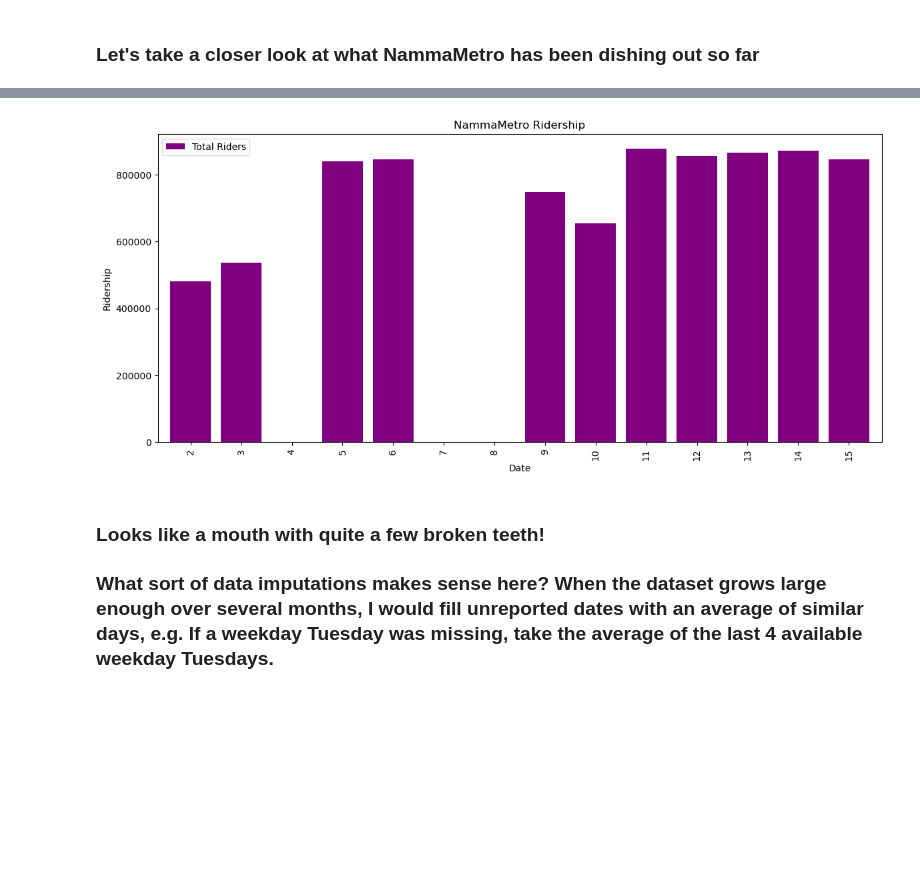
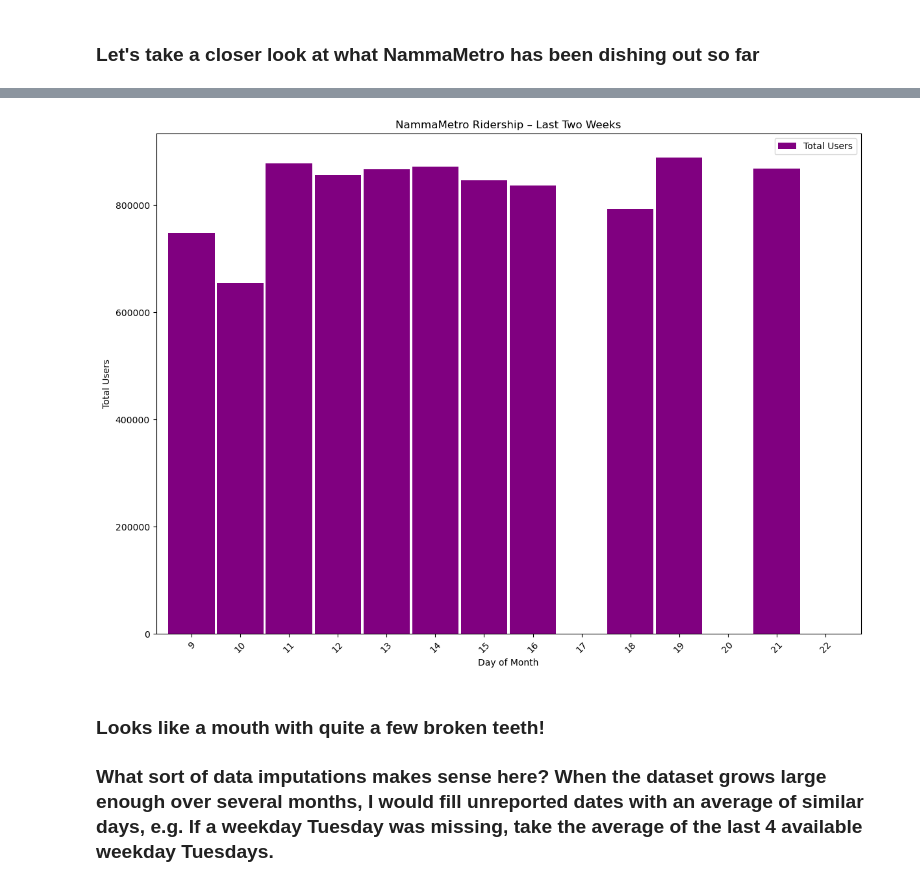
Before and after one commit to thecont1/namma-metro-ridership-tracker, a Jupyter notebook: ridership_2analysis.ipynb, the cells around one changed output, grey strips where cells are left out. Saved outputs shown, nothing was run; the diff lists cells and outputs as text; code cells hidden in the pictures; blank space fills up the shorter version.

```diff
--- a/ridership_2analysis.ipynb
+++ b/ridership_2analysis.ipynb
@@ -96,14 +96,17 @@ plt.show()
 from datetime import date, timedelta
 number_of_days = 14
 start_date = date.today() - timedelta(number_of_days, 0, 0)
-dates_table = pd.DataFrame({'Record Date': [str(start_date+timedelta(n)) for n in range(number_of_days)]})
+dates = pd.DataFrame({'Record Date': [str(start_date+timedelta(n)) for n in range(number_of_days)]})
 # %%
 # Merge the original df with the column of dates to get all values including nulls
 
-last_N_days = df.merge(dates_table, how='right', on='Record Date')
-last_N_days['Day of Month'] = pd.to_datetime(last_N_days['Record Date'], format='%Y-%m-%d').dt.day
-last_N_days.drop(['Stored Value Card', 'One Day Pass', 'Five Day Pass', 'Three Day Pass', 'QR NammaMetro', 'QR WhatsApp', 'QR Paytm'], axis=1, inplace=True)
-last_N_days['Total Riders'] = last_N_days[['Total Smart Cards', 'Tokens', 'Total NCMC', 'Group Ticket', 'Total QR']].sum(axis=1).astype(int)
-last_N_days = last_N_days[['Record Date', 'Day of Month', 'Total Riders']]
-print(last_N_days)
+last_N_days = df.merge(dates, how='right', on='Record Date')
+last_N_days.drop(['Stored Value Card', 'One Day Pass', 'Three Day Pass', 'Five Day Pass', 'QR NammaMetro', 'QR WhatsApp', 'QR Paytm'], axis=1, inplace=True)
+last_N_days.rename(columns={'Total Smart Cards':'Smart Cards', 'Total NCMC':'NCMC', 'Total QR':'QR Scan', 'Total Riders':'Total Users'}, inplace=True)
+
+formatted_dates = pd.to_datetime(last_N_days['Record Date'], format='%Y-%m-%d').dt.day
+formatted_numbers = last_N_days.loc[:, 'Smart Cards':].astype('Int64')
+
+last_N_days = pd.concat([formatted_dates, formatted_numbers], axis=1)
+last_N_days
 # %% [output]
@@ -125,17 +128,18 @@ print(last_N_days)
 # %%
-last_N_days.plot(x='Day of Month',
-                 y='Total Riders',
+last_N_days.plot(x='Record Date',
+                 y='Total Users',
                  kind='bar',
-                 xlabel='Date',
-                 ylabel='Ridership',
-                 title='NammaMetro Ridership',
-                 figsize=(14,6),
-                 width=0.8,
+                 xlabel='Day of Month',
+                 ylabel='Total Users',
+                 title='NammaMetro Ridership – Last Two Weeks',
+                 figsize=(14,10),
+                 width=0.95,
                  color='purple',
-                 legend=True)
+                 legend=True,
+                 rot=45)
 plt.show()
 # %% [output]
-[figure, old version]
+[figure, new version]
 # %% [markdown]
 ### Looks like a mouth with quite a few broken teeth!
 
```
Also changed, not shown: parts of 13 cells of this notebook, 1 other file.
